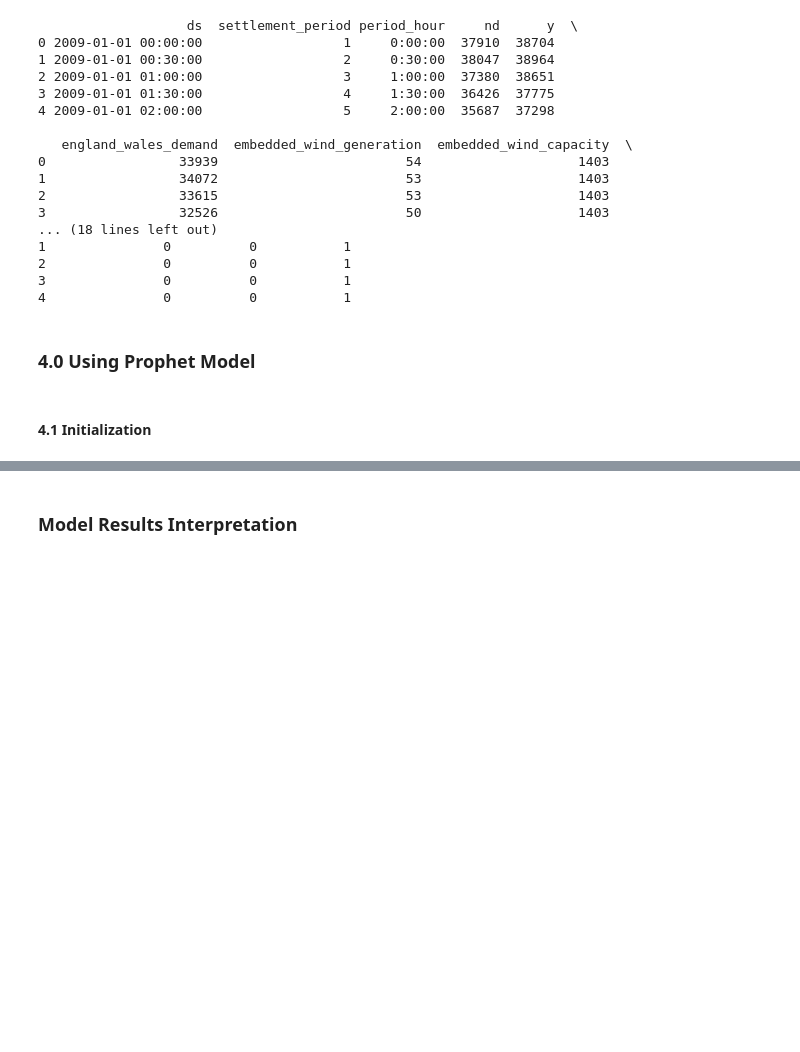
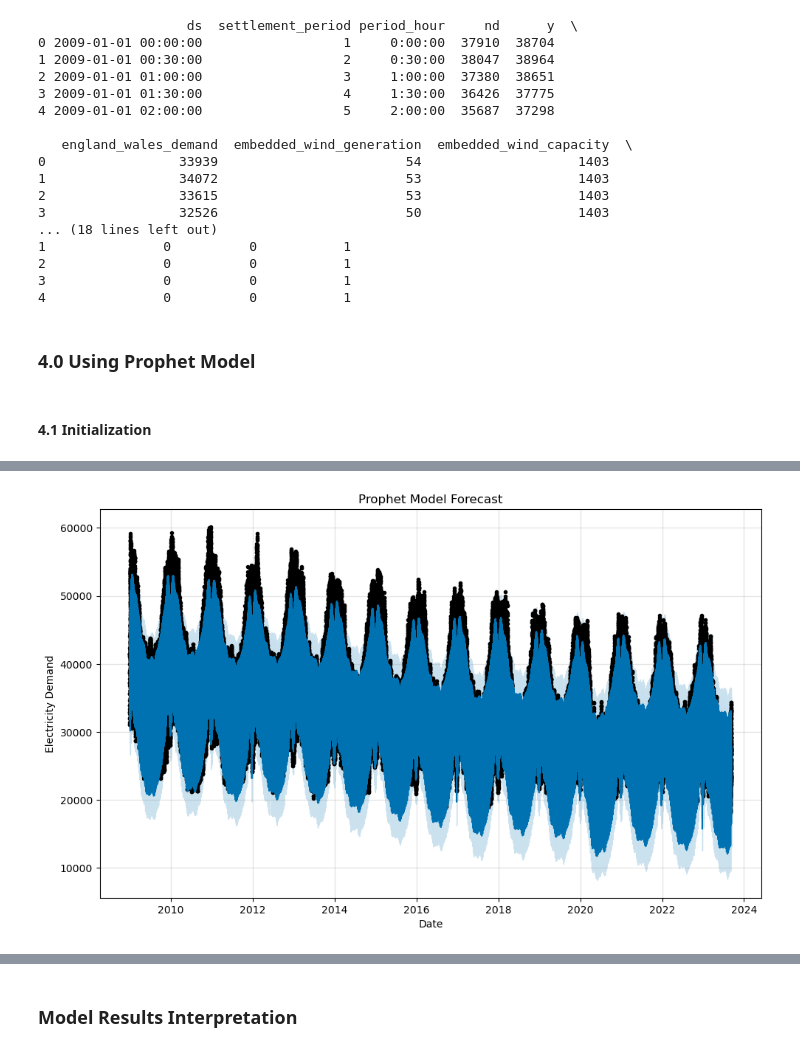
Before and after one commit to Perceive9019/Capstone_3_Project, a Jupyter notebook: 3. Preprocessing_Modeling/02_Preprocessing_Modeling_Part 2.ipynb, the cells around one changed output, grey strips where cells are left out. Saved outputs shown, nothing was run; the diff lists cells and outputs as text; code cells hidden in the pictures; blank space fills up the shorter version.

```diff
--- a/3. Preprocessing_Modeling/02_Preprocessing_Modeling_Part 2.ipynb
+++ b/3. Preprocessing_Modeling/02_Preprocessing_Modeling_Part 2.ipynb
@@ -147 +215,10 @@ This plots the original data (black dots), the model's predictions (blue line),
+# %%
+# Plot the forecast
+fig_full = prophet_model_full.plot(forecast_full)
+plt.title('Prophet Model Forecast')
+plt.xlabel('Date')
+plt.ylabel('Electricity Demand')
+plt.show()
+# %% [output]
+[figure, added]
 # %% [markdown]
```
Also changed, not shown: parts of 35 cells of this notebook.
